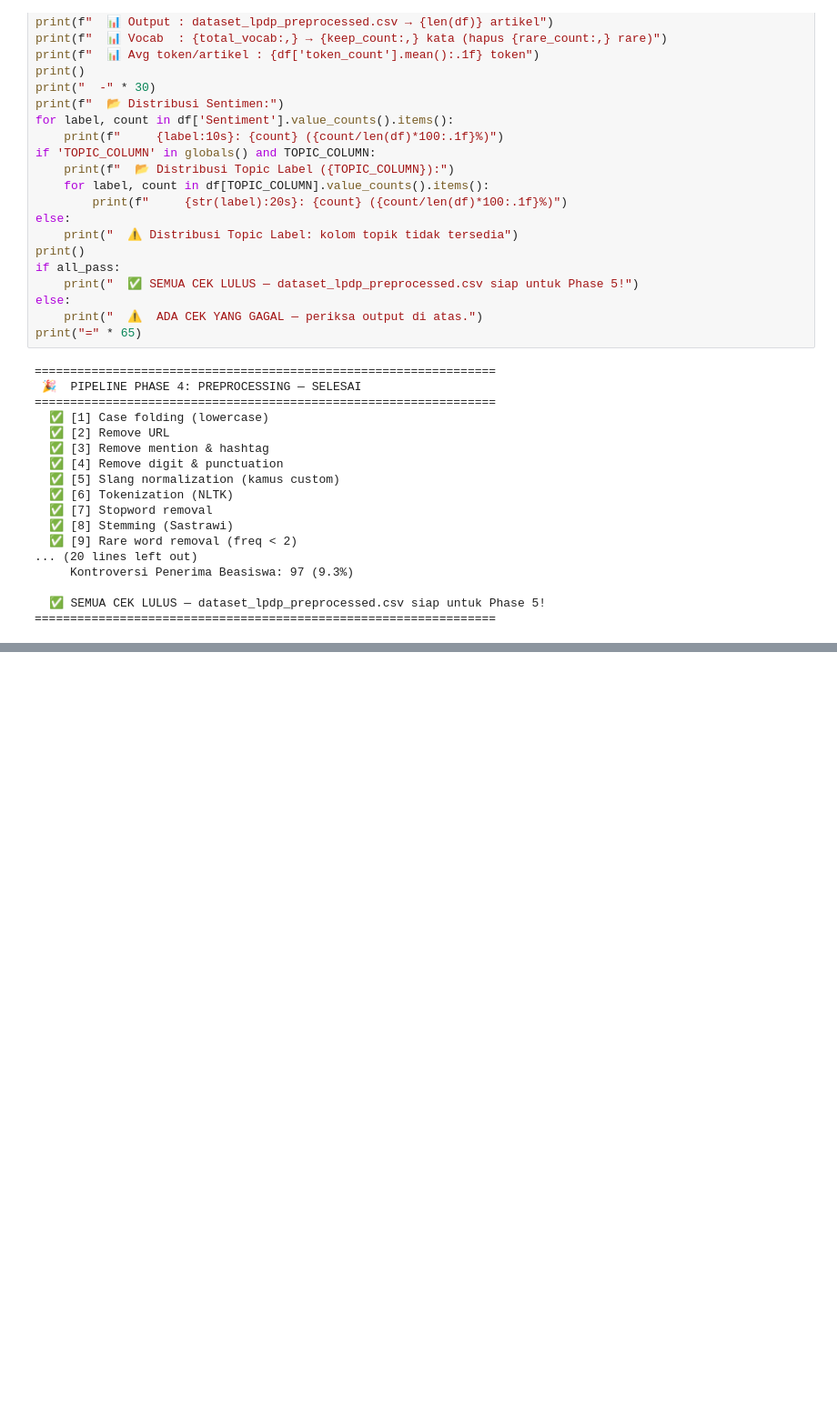
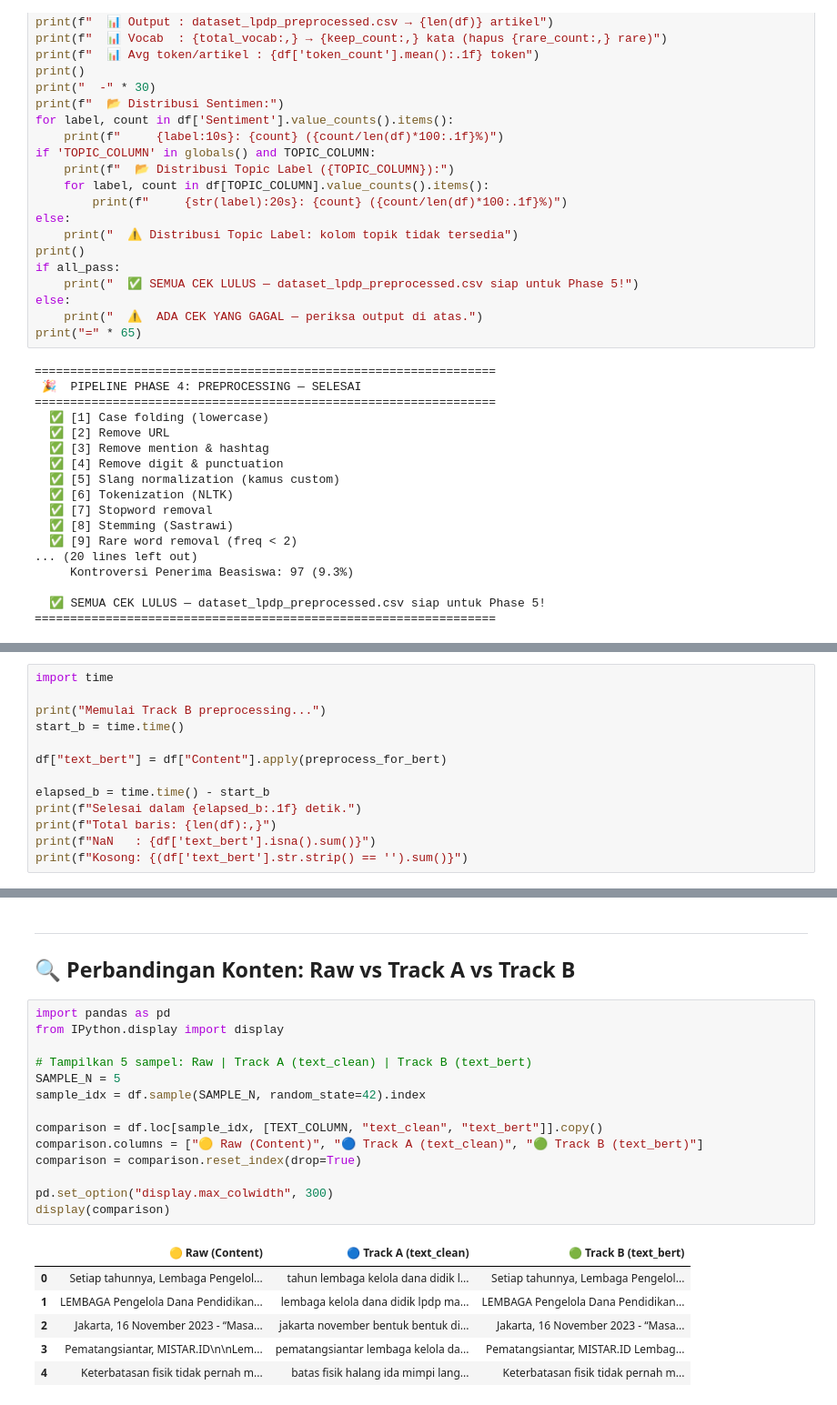
Before and after one commit to MIqbalBY/PBA, a Jupyter notebook: Project A/4. PreprocessingLPDP.ipynb, the cells around one changed output, grey strips where cells are left out. Shown at 91% size. Drawn from its saved outputs; the diff is of its cells as text; blank space fills up the shorter version.

Commit message:
feat(preprocessing): add dual-track preprocessing (Track A TF-IDF + Track B IndoBERT), comparison cells, and bert dataset output

```diff
--- a/Project A/4. PreprocessingLPDP.ipynb
+++ b/Project A/4. PreprocessingLPDP.ipynb
@@ -862,0 +942,13 @@ print("=" * 65)
+# %%
+import time
+
+print("Memulai Track B preprocessing...")
+start_b = time.time()
+
+df["text_bert"] = df["Content"].apply(preprocess_for_bert)
+
+elapsed_b = time.time() - start_b
+print(f"Selesai dalam {elapsed_b:.1f} detik.")
+print(f"Total baris: {len(df):,}")
+print(f"NaN   : {df['text_bert'].isna().sum()}")
+print(f"Kosong: {(df['text_bert'].str.strip() == '').sum()}")
@@ -862,0 +1003,25 @@ print("=" * 65)
+# %% [markdown]
+---
+
+## 🔍 Perbandingan Konten: Raw vs Track A vs Track B
+# %%
+import pandas as pd
+from IPython.display import display
+
+# Tampilkan 5 sampel: Raw | Track A (text_clean) | Track B (text_bert)
+SAMPLE_N = 5
+sample_idx = df.sample(SAMPLE_N, random_state=42).index
+
+comparison = df.loc[sample_idx, [TEXT_COLUMN, "text_clean", "text_bert"]].copy()
+comparison.columns = ["🟡 Raw (Content)", "🔵 Track A (text_clean)", "🟢 Track B (text_bert)"]
+comparison = comparison.reset_index(drop=True)
+
+pd.set_option("display.max_colwidth", 300)
+display(comparison)
+# %% [output]
+|  | 🟡 Raw (Content) | 🔵 Track A (text_clean) | 🟢 Track B (text_bert) |
+| 0 | Setiap tahunnya, Lembaga Pengelol... | tahun lembaga kelola dana didik l... | Setiap tahunnya, Lembaga Pengelol... |
+| 1 | LEMBAGA Pengelola Dana Pendidikan... | lembaga kelola dana didik lpdp ma... | LEMBAGA Pengelola Dana Pendidikan... |
+| 2 | Jakarta, 16 November 2023 - “Masa... | jakarta november bentuk bentuk di... | Jakarta, 16 November 2023 - “Masa... |
+| 3 | Pematangsiantar, MISTAR.ID\n\nLem... | pematangsiantar lembaga kelola da... | Pematangsiantar, MISTAR.ID Lembag... |
+| 4 | Keterbatasan fisik tidak pernah m... | batas fisik halang ida mimpi lang... | Keterbatasan fisik tidak pernah m... |
```
Also changed, not shown: parts of 16 cells of this notebook, 2 other files.
